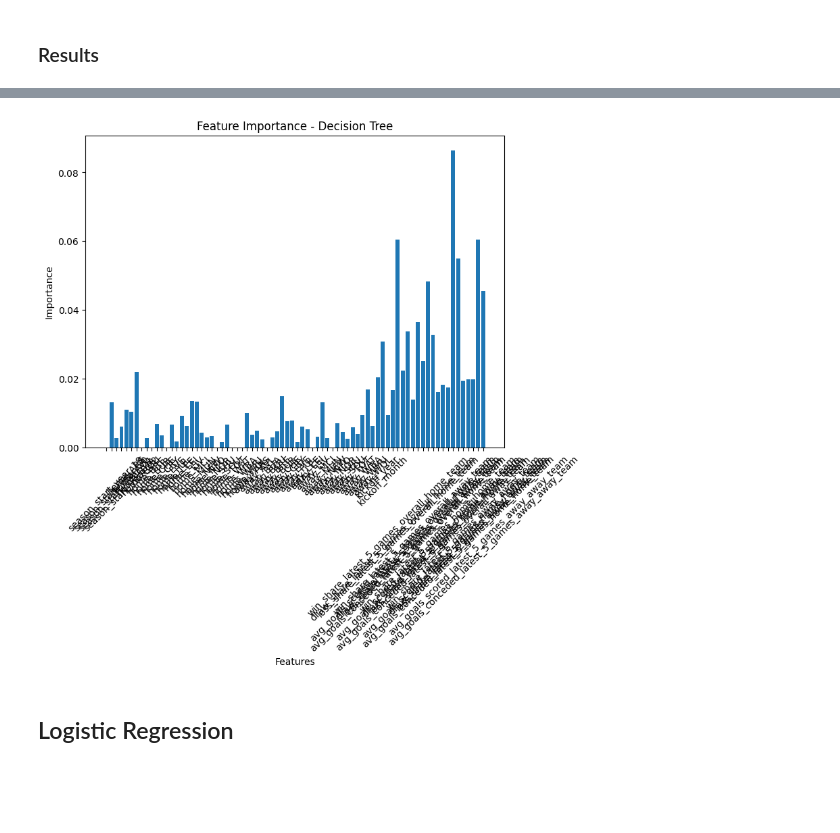
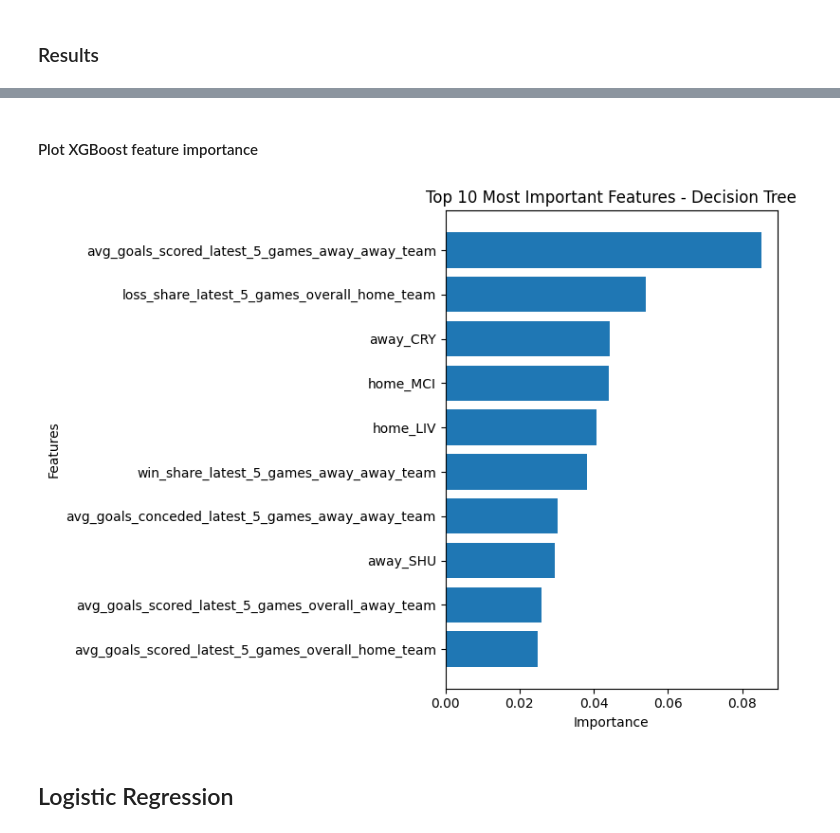
Before and after one commit to marcberg/FPL_predictions, a Jupyter notebook: notebook/1.2. MODEL TRAINING.ipynb, the cells around one changed output, grey strips where cells are left out. Drawn from its saved outputs; the diff is of its cells as text; code cells hidden in the pictures; blank space fills up the shorter version.

Commit message:
Hyperparameter-fix and plot feature importance

```diff
--- a/notebook/1.2. MODEL TRAINING.ipynb
+++ b/notebook/1.2. MODEL TRAINING.ipynb
@@ -158,12 +144,13 @@ models = {
 params = {
     "Decision Tree": {
         'criterion':['log_loss', 'entropy', 'gini'],
+        'max_depth': [3, 5, 8, 10, 20],
         # 'splitter':['best','random'],
         # 'max_features':['sqrt','log2'],
     },
     "Random Forest":{
         'bootstrap': [True],
-        'max_depth': [20, 40, 60],
+        'max_depth': [3, 5, 8, 10, 20],
         #'max_features': [2, 3, 5, 10, 20],
         #'min_samples_leaf': [3, 4, 5, 10, 20],
         #'n_estimators': [10, 50, 100]
@@ -173,7 +160,7 @@ params = {
         "learning_rate": [0.01, 0.05, 0.1, 0.2, 0.5],
         #"min_samples_split": np.linspace(0.1, 0.5, 12),
         #"min_samples_leaf": np.linspace(0.1, 0.5, 12),
-        #"max_depth":[3,5,8,10,15],
+        "max_depth":[3,5,8,10,15],
         #"max_features":["log2", "sqrt"],
         #"criterion": ["friedman_mse",  "mae"],
         #"subsample":[0.5, 0.618, 0.8, 1.0],
@@ -186,7 +173,7 @@ params = {
         #'solver': ['newton-cg', 'lbfgs', 'liblinear', 'sag', 'saga'],
     },
     "XGBoost":{
-        'max_depth': [3, 4], #, 5, 6, 7, 8],
+        'max_depth': [3, 4, 5, 6, 7, 8],
         'learning_rate': [0.01, 0.05], #, 0.1, 0.2, 0.5],
         #"gamma":[0.5, 1], #, 2],
         #'n_estimators': [50, 100], #, 200],
@@ -323,20 +275,27 @@ array([[ 0.        ,  0.        ,  0.        , ...,  0.60744045,
+# %% [markdown]
+#### Plot XGBoost feature importance
 # %%
 # Create and fit a Decision Tree classifier
-clf = DecisionTreeClassifier()
+clf = xgb.XGBClassifier(**best_param['XGBoost'])
 clf.fit(X_train, y_train)
 
 feature_names = preprocessor.named_transformers_['OneHotEncoder'].get_feature_names_out().tolist() + num_features.to_list()
 
+# Get feature importance
+importance = clf.feature_importances_
+indices = importance.argsort()[-10:]  # Get the indices of the top 10 most important features
+
 # Plot feature importance
 plt.figure(figsize=(8, 6))
-plt.bar(range(len(clf.feature_importances_)), clf.feature_importances_)
-plt.xticks(range(len(feature_names)), feature_names, rotation=45)
-plt.xlabel('Features')
-plt.ylabel('Importance')
-plt.title('Feature Importance - Decision Tree')
+plt.barh(range(len(indices)), importance[indices])
+plt.yticks(range(len(indices)), [feature_names[i] for i in indices])  # Use yticks instead of xticks
+plt.xlabel('Importance')
+plt.ylabel('Features')
+plt.title('Top 10 Most Important Features - Decision Tree')
+plt.tight_layout()  # Add tight_layout to improve spacing
 plt.show()
 # %% [output]
-[figure, old version]
+[figure, new version]
 # %% [markdown]
 ## Logistic Regression
 # %%
```
Also changed, not shown: parts of 6 cells of this notebook.
